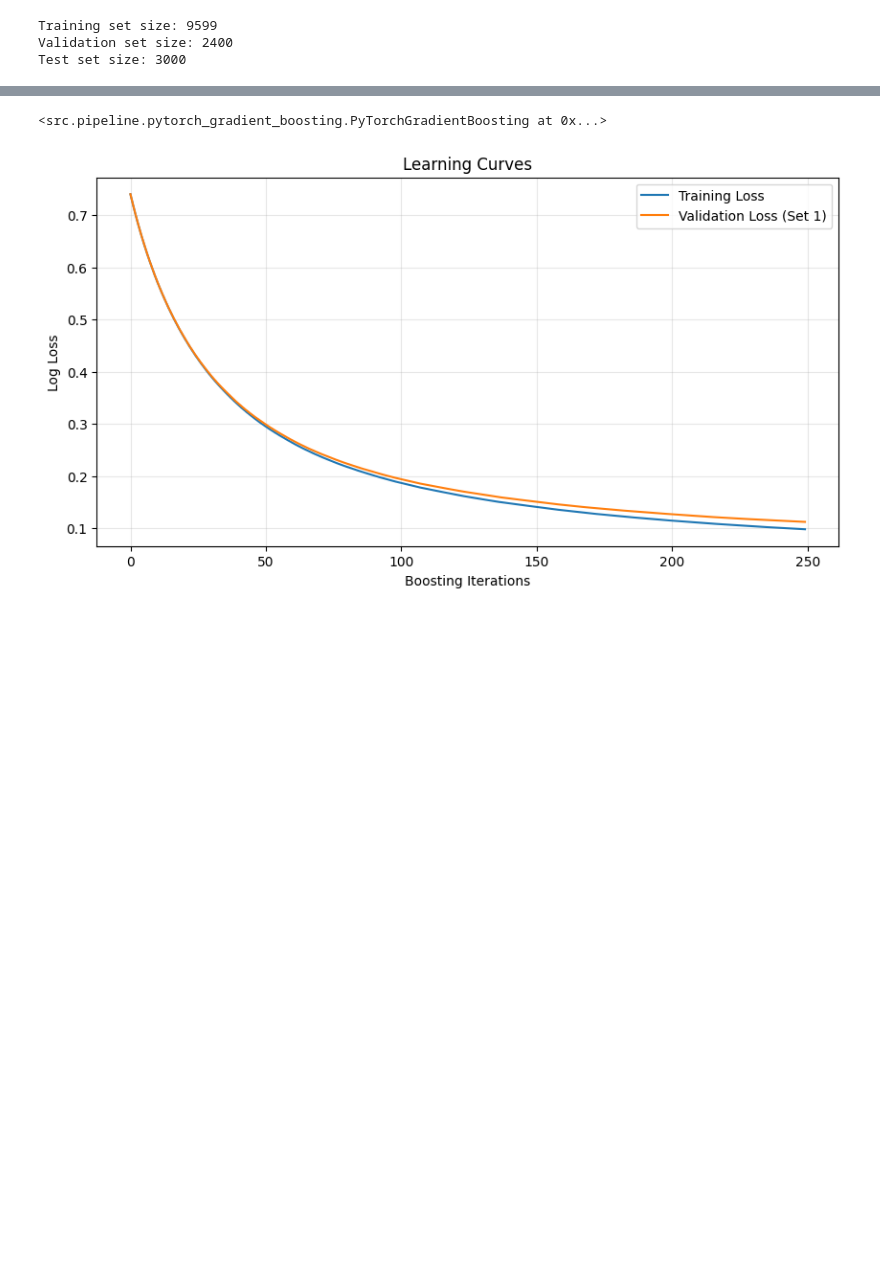
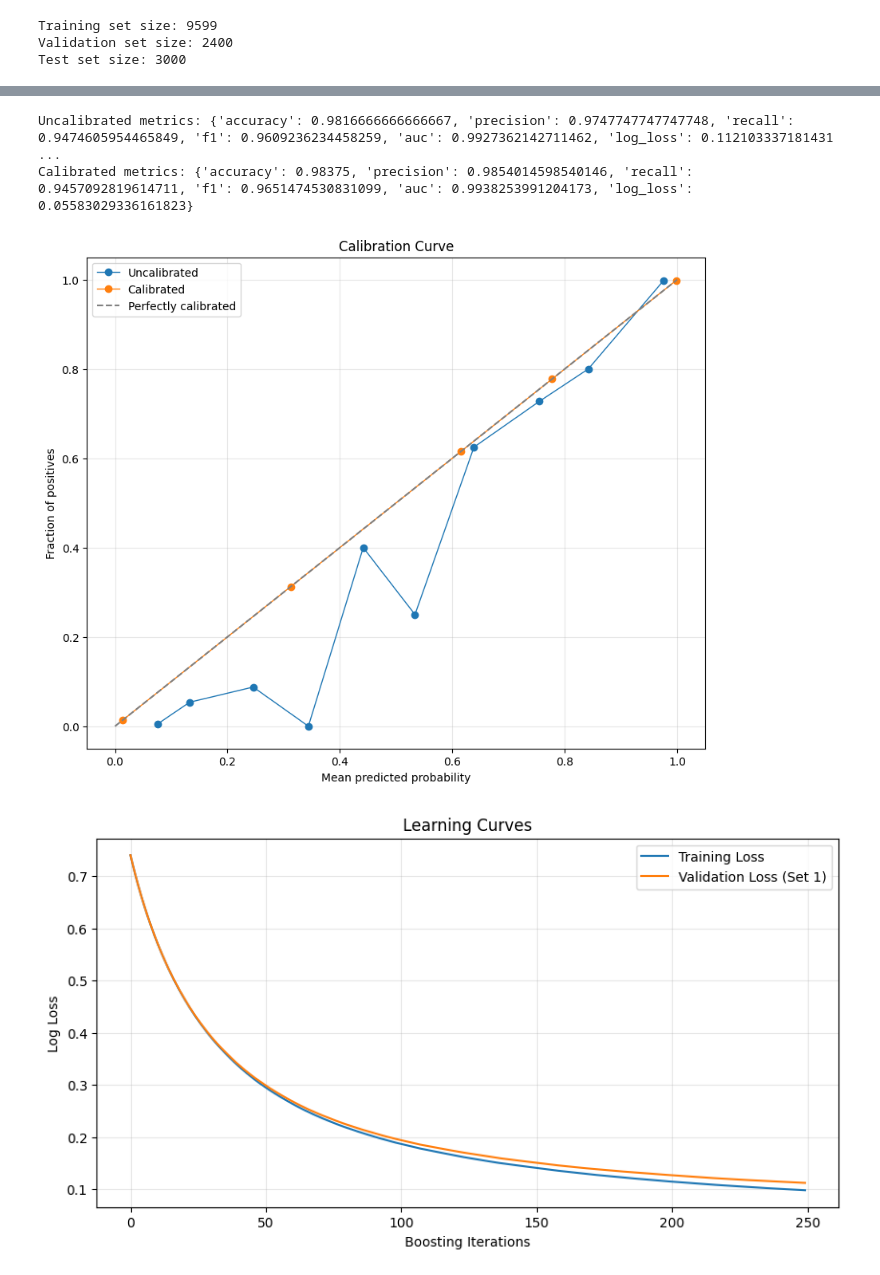
Before and after one commit to femito1/HR-Predict, a Jupyter notebook: xgboost_scratch.ipynb, the cells around one changed output, grey strips where cells are left out. Drawn from its saved outputs; the diff is of its cells as text; code cells hidden in the pictures; blank space fills up the shorter version.

```diff
--- a/xgboost_scratch.ipynb
+++ b/xgboost_scratch.ipynb
@@ -11,7 +11,10 @@ categorical = ['department_IT', 'department_RandD', 'department_accounting', 'de
                 'department_management', 'department_marketing', 'department_product_mng',
                 'department_sales', 'department_support', 'department_technical',
                 'salary_high', 'salary_low', 'salary_medium']
+numeric = ['satisfaction_level', 'last_evaluation', 'number_project', 'average_montly_hours',
+           'time_spend_company', 'Work_accident', 'promotion_last_5years']
 data[categorical] = data[categorical].astype(float)
+data[numeric] = data[numeric].astype(float)
 
 y = data['left']
 X = data.drop(columns=['left'])
@@ -33,26 +64,38 @@ Test set size: 3000
 # %%
 # Initialize and train the model
 model = PyTorchGradientBoosting(
     n_estimators=250,
     learning_rate=0.1,
     max_depth=6,
     subsample=0.8,
     random_state=42,
     reg_lambda=1.0,
     reg_alpha=0.1,
     class_weight='balanced'
 )
 
 # Train the model with early stopping
 model.fit(
     X_train.values,
     y_train.values,
     eval_set=(X_val.values, y_val.values),
     early_stopping_rounds=50,
     verbose=True
 )
+
+uncalibrated_metrics = model.evaluate(X_val.values, y_val.values)
+print("Uncalibrated metrics:", uncalibrated_metrics)
+
+model.calibrate_probabilities(X_val.values, y_val.values)
+
+calibrated_metrics = model.evaluate(X_val.values, y_val.values, calibrate=True)
+print("Calibrated metrics:", calibrated_metrics)
+
+model.plot_calibration_curve(X_val.values, y_val.values)
 # %% [output]
-<src.pipeline.pytorch_gradient_boosting.PyTorchGradientBoosting at 0x...>
+Uncalibrated metrics: {'accuracy': 0.9816666666666667, 'precision': 0.9747747747747748, 'recall': 0.9474605954465849, 'f1': 0.9609236234458259, 'auc': 0.9927362142711462, 'log_loss': 0.112103337181431 ...
+Calibrated metrics: {'accuracy': 0.98375, 'precision': 0.9854014598540146, 'recall': 0.9457092819614711, 'f1': 0.9651474530831099, 'auc': 0.9938253991204173, 'log_loss': 0.05583029336161823}
+[figure, added]
 # %%
 model.plot_learning_curve()
 # %% [output]
```
Also changed, not shown: parts of 4 cells of this notebook, 2 other files.
